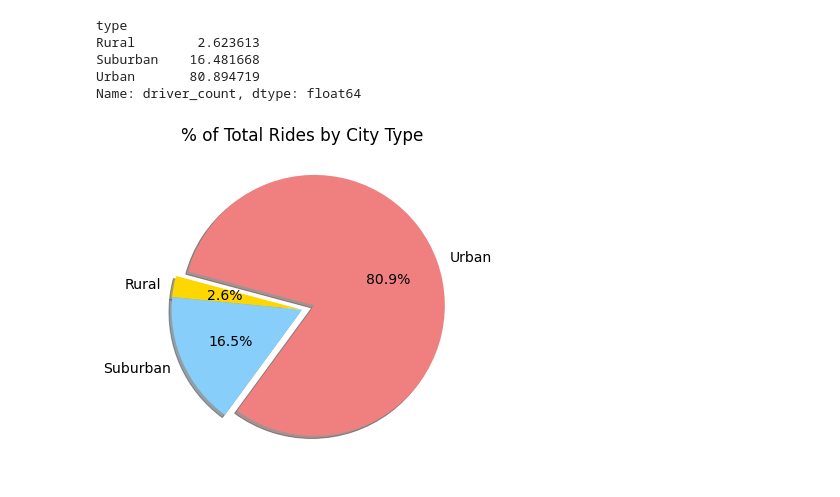
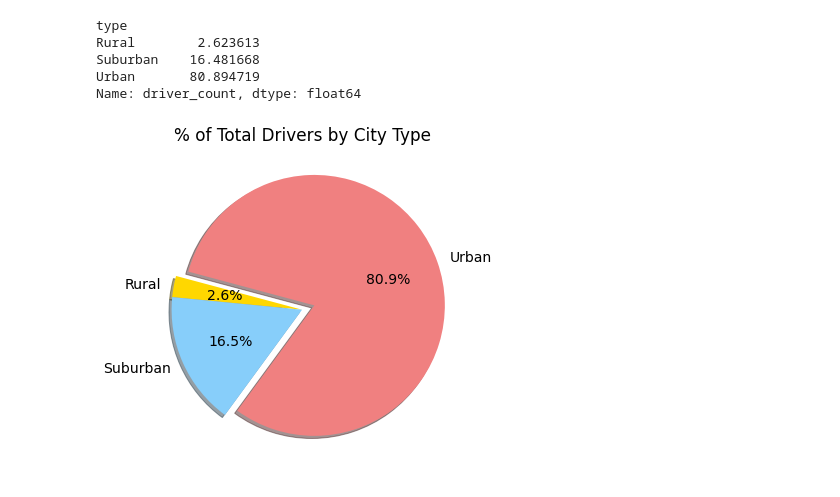
Before and after one commit to lscherger/PyBer_Analysis, a Jupyter notebook: PyBer.ipynb, the cells around one changed output. Saved outputs shown, nothing was run; the diff lists cells and outputs as text; code cells hidden in the pictures.

```diff
--- a/PyBer.ipynb
+++ b/PyBer.ipynb
@@ -868,18 +868,18 @@ Name: driver_count, dtype: float64
 # %%
 # Build Pie Chart
 plt.subplots(figsize=(10, 6))
 plt.pie(driver_percents,
     labels=["Rural", "Suburban", "Urban"],
     colors=["gold", "lightskyblue", "lightcoral"],
     explode=[0, 0, 0.1],
     autopct='%1.1f%%',
     shadow=True, startangle=165)
-plt.title("% of Total Dr by City Type")
+plt.title("% of Total Drivers by City Type")
 # Change the default font size from 10 to 14.
 mpl.rcParams['font.size'] = 14
 # Save Figure
 plt.savefig("analysis/Fig7.png")
 # Show Figure
 plt.show()
 # %% [output]
-[figure, old version]
+[figure, new version]
```
Also changed, not shown: 2 other files.
